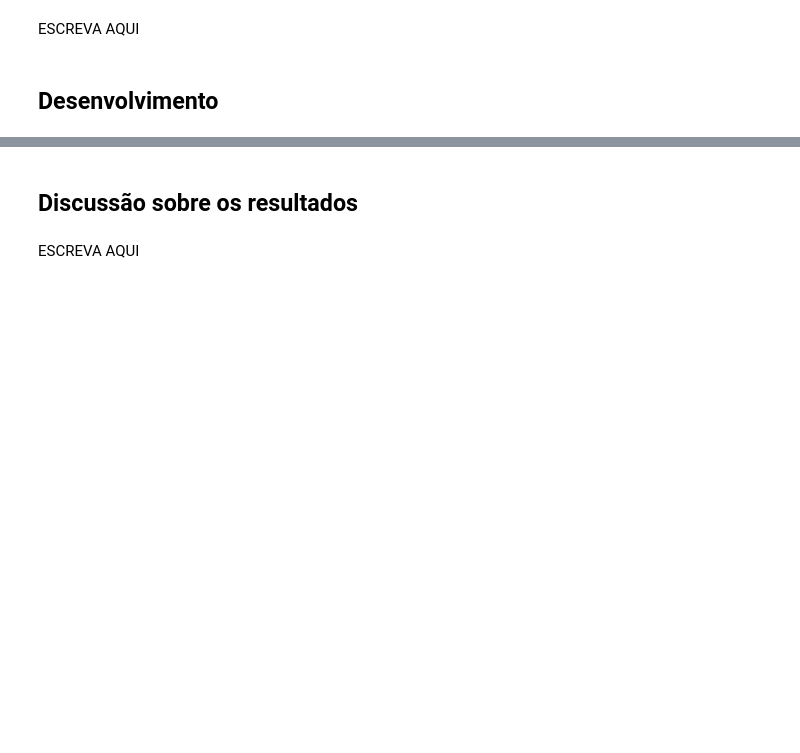
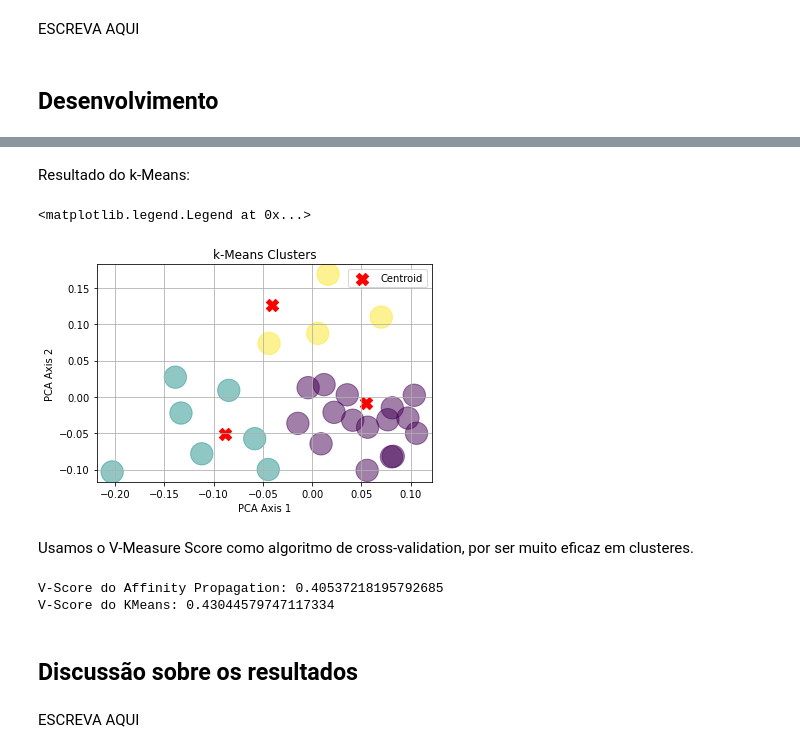
Before and after one commit to Lucasslimam/Sistemas-Inteligentes, a Jupyter notebook: Lab4/EC_4.ipynb, the cells around one changed output, grey strips where cells are left out. Cells and saved outputs as stored; diff of their text form; code cells hidden in the pictures; blank space fills up the shorter version.

```diff
--- a/Lab4/EC_4.ipynb
+++ b/Lab4/EC_4.ipynb
@@ -56,0 +127,3 @@ ESCREVA AQUI
+# %%
+kmeans = KMeans(n_clusters=3).fit(X_train)
+kmeans_pred = kmeans.predict(X_test)
@@ -57,3 +146,29 @@ ESCREVA AQUI
+# %% [markdown]
+Resultado do k-Means:
+# %%
+plt.figure()
+plt.scatter(x=X_test[:, 0], y=X_test[:, 1], c=kmeans_pred, cmap='viridis', s=500, alpha=0.5)
+plt.xlabel('PCA Eixo 1')
+plt.ylabel('PCA Eixo 2')
+plt.title('k-Means Clusters')
+plt.grid(True)
+
+plt.scatter(x=kmeans.cluster_centers_[:,0], y=kmeans.cluster_centers_[:,1], c='r', s=150, marker='X', label='Centroid')
+plt.legend()
+# %% [output]
+<matplotlib.legend.Legend at 0x...>
+[figure, added]
+# %% [markdown]
+Usamos o V-Measure Score como algoritmo de cross-validation, por ser muito eficaz em clusteres.
+# %%
+vsc_ap = v_measure_score(y_test, ap_pred)
+print(f"V-Score do Affinity Propagation: {vsc_ap}")
+
+vsc_kmeans = v_measure_score(y_test, kmeans_pred)
+print(f"V-Score do KMeans: {vsc_kmeans}")
+# %% [output]
+V-Score do Affinity Propagation: 0.40537218195792685
+V-Score do KMeans: 0.43044579747117334
 # %% [markdown]
 ## Discussão sobre os resultados
 # %% [markdown]
```
Also changed, not shown: parts of 20 cells of this notebook, 1 other file.
